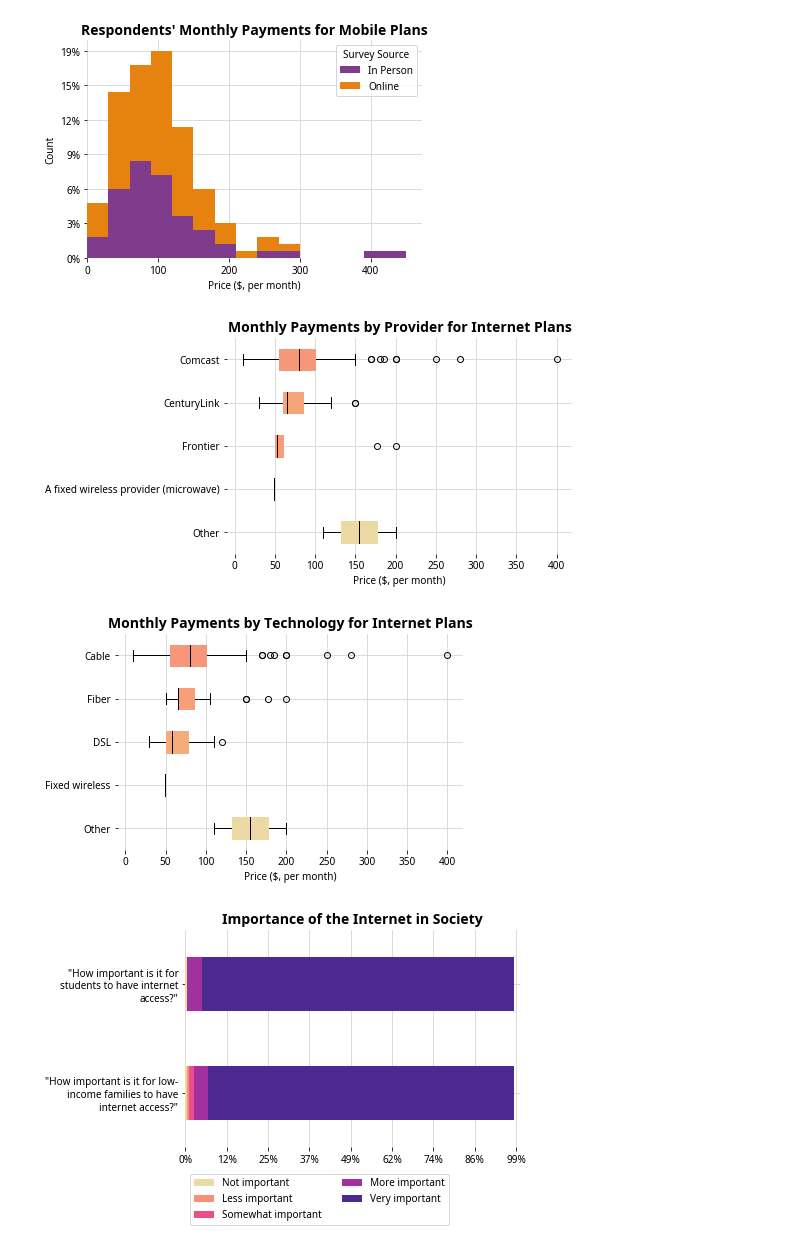
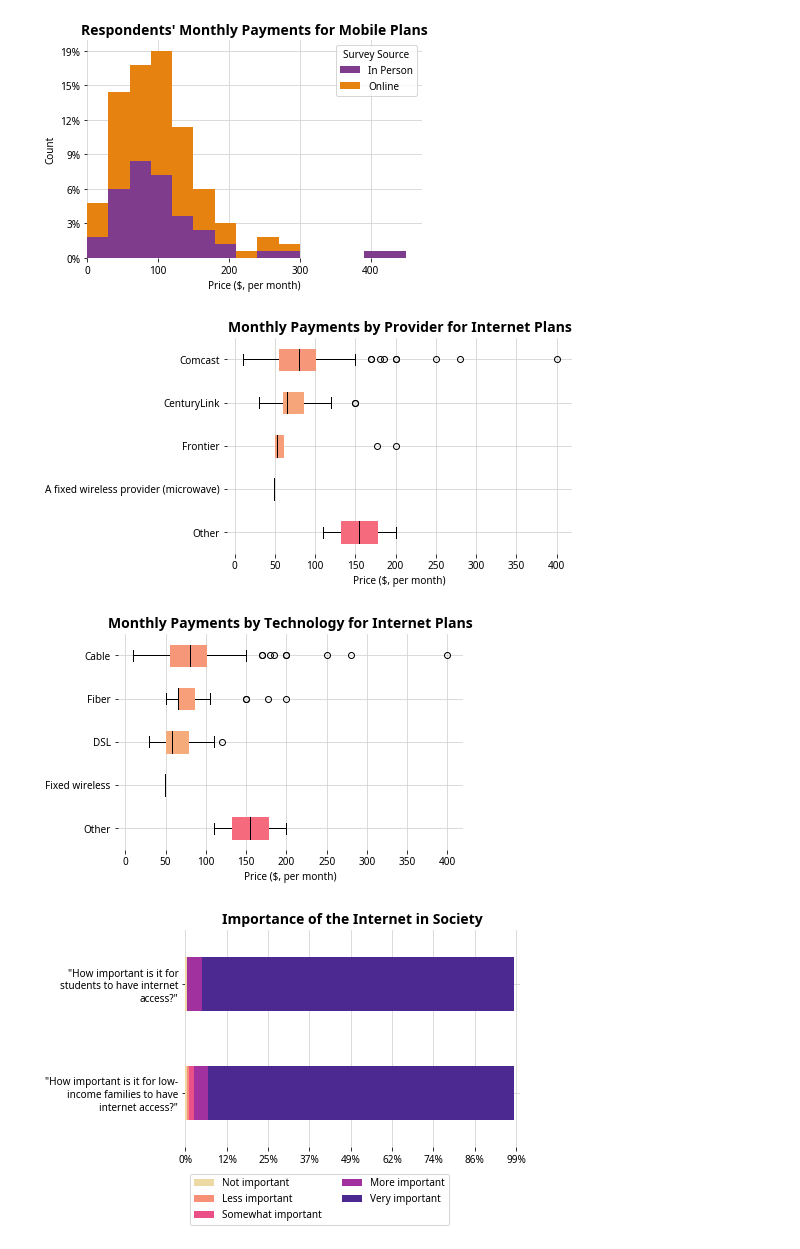
Before and after one commit to municipalbroadband/reports, a Jupyter notebook: mbpdx/2020-02-community-engagement/report.ipynb, the cells around one changed output. Drawn from its saved outputs; the diff is of its cells as text; code cells hidden in the pictures.

Commit message:
Globally clean up ISP/technology categories

```diff
--- a/mbpdx/2020-02-community-engagement/report.ipynb
+++ b/mbpdx/2020-02-community-engagement/report.ipynb
@@ -30,6 +30,8 @@ df = combined()
 df['source'] = df.form.apply(
     lambda cell: 'Online' if cell == 'English Online' else 'In Person',
 ).astype('category')
+df.isp.cat.remove_unused_categories(inplace=True)
+df.isp_tech.cat.remove_unused_categories(inplace=True)
 # %% [markdown]
 # Report on Community Engagement
 
@@ -57,8 +59,8 @@ plt.show()
 # %%
 for col, label in {'isp_tech': 'Technology', 'source': 'Survey Source'}.items():
     isps = df.pivot_table(
-        index=df.isp.cat.remove_unused_categories(),
-        columns=df[col].cat.remove_unused_categories(),
+        index='isp',
+        columns=col,
         aggfunc='size',
     )
 
@@ -97,36 +99,36 @@ rcmap = cm.ScalarMappable(
     norm=colors.Normalize(vmin=0, vmax=df['internet_price'].max(), clip=True),
     cmap=CMAP_SEQUENTIAL,
 )
 
 for group, label in {'isp': 'Provider', 'isp_tech': 'Technology'}.items():
     r = df.boxplot(
-        by=df[group].cat.remove_unused_categories(),
+        by=group,
         column='internet_price',
         vert=False,
         return_type='both',
         patch_artist=True,
     )
 
     # Color fixes
     mean = df.groupby(group).mean()['internet_price']
     for patch, color in zip(r.internet_price.lines['boxes'], rcmap.to_rgba(mean)):
         patch.set_edgecolor(color)
         patch.set_facecolor(color)
 
     for k in ['medians', 'whiskers']:
         for line in r.internet_price.lines[k]:
             line.set_color('black')
 
     r.internet_price.ax.invert_yaxis()
 
     plt.title('Monthly Payments by {0} for Internet Plans'.format(label))
     plt.suptitle(None)
     plt.xlabel('Price ($, per month)')
 
     plt.show()
 # %% [output]
-[figure, old version]
+[figure, new version]
-[figure, old version]
+[figure, new version]
 # %%
 s = df.filter(['importance_student', 'importance_low_income']).stack()
 idf = pandas.DataFrame(s.groupby([pandas.Grouper(level=1), s]).size()).unstack()
```
Also changed, not shown: parts of 1 cell of this notebook.
